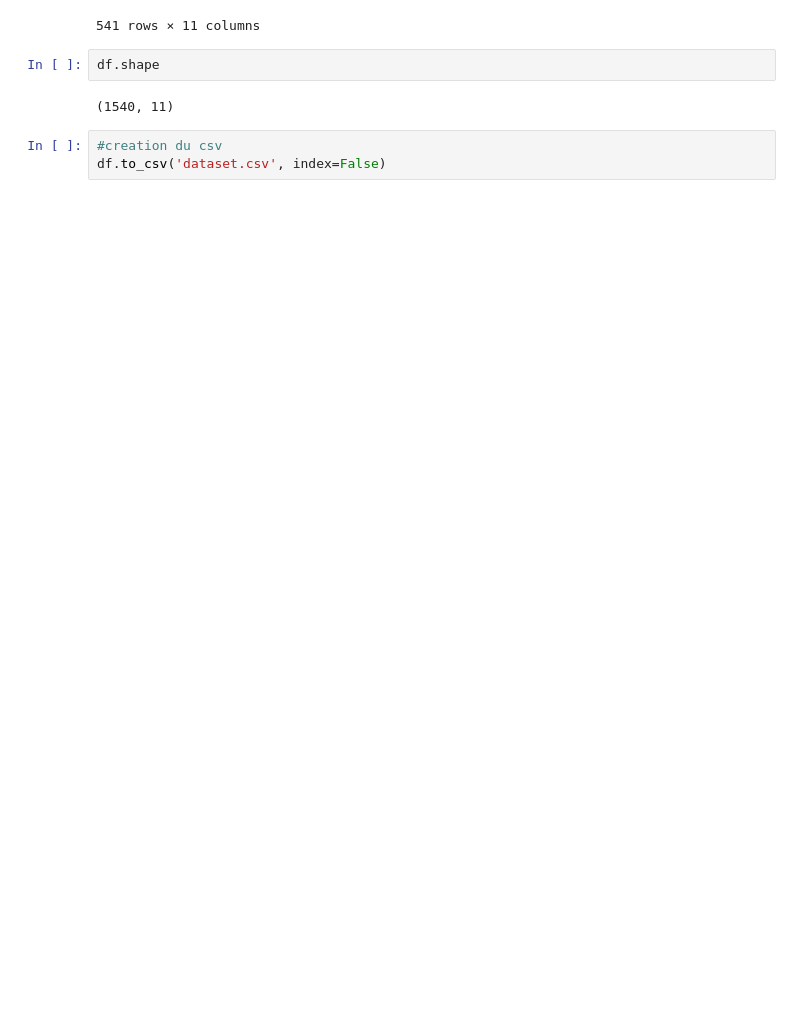
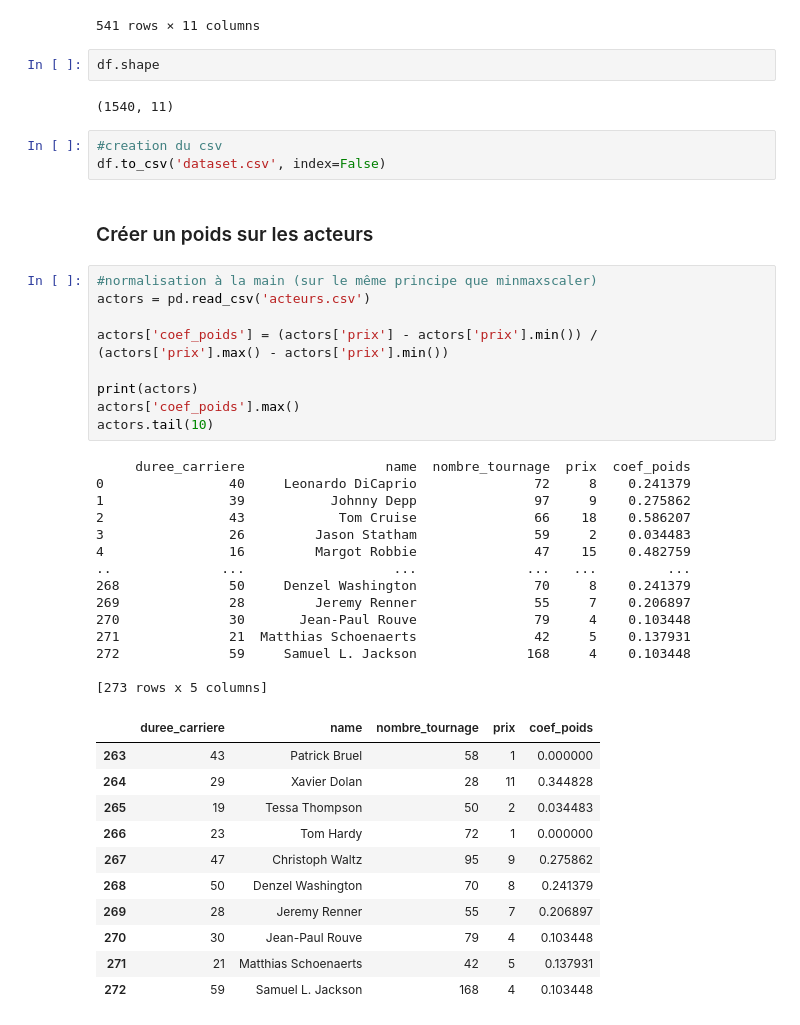
Before and after one commit to Melobgn/cinema_prediction, a Jupyter notebook: feature_engineering.ipynb, the cells around one changed output. Saved outputs shown, nothing was run; the diff lists cells and outputs as text; blank space fills up the shorter version.

```diff
--- a/feature_engineering.ipynb
+++ b/feature_engineering.ipynb
@@ -286,3 +286,40 @@ df.shape
 # %%
 #creation du csv
 df.to_csv('dataset.csv', index=False)
+# %% [markdown]
+### Créer un poids sur les acteurs
+# %%
+#normalisation à la main (sur le même principe que minmaxscaler)
+actors = pd.read_csv('acteurs.csv')
+
+actors['coef_poids'] = (actors['prix'] - actors['prix'].min()) / (actors['prix'].max() - actors['prix'].min())
+
+print(actors)
+actors['coef_poids'].max()
+actors.tail(10)
+# %% [output]
+     duree_carriere                  name  nombre_tournage  prix  coef_poids
+0                40     Leonardo DiCaprio               72     8    0.241379
+1                39           Johnny Depp               97     9    0.275862
+2                43            Tom Cruise               66    18    0.586207
+3                26         Jason Statham               59     2    0.034483
+4                16         Margot Robbie               47    15    0.482759
+..              ...                   ...              ...   ...         ...
+268              50     Denzel Washington               70     8    0.241379
+269              28         Jeremy Renner               55     7    0.206897
+270              30       Jean-Paul Rouve               79     4    0.103448
+271              21  Matthias Schoenaerts               42     5    0.137931
+272              59     Samuel L. Jackson              168     4    0.103448
+
+[273 rows x 5 columns]
+|  | duree_carriere | name | nombre_tournage | prix | coef_poids |
+| 263 | 43 | Patrick Bruel | 58 | 1 | 0.000000 |
+| 264 | 29 | Xavier Dolan | 28 | 11 | 0.344828 |
+| 265 | 19 | Tessa Thompson | 50 | 2 | 0.034483 |
+| 266 | 23 | Tom Hardy | 72 | 1 | 0.000000 |
+| 267 | 47 | Christoph Waltz | 95 | 9 | 0.275862 |
+| 268 | 50 | Denzel Washington | 70 | 8 | 0.241379 |
+| 269 | 28 | Jeremy Renner | 55 | 7 | 0.206897 |
+| 270 | 30 | Jean-Paul Rouve | 79 | 4 | 0.103448 |
+| 271 | 21 | Matthias Schoenaerts | 42 | 5 | 0.137931 |
+| 272 | 59 | Samuel L. Jackson | 168 | 4 | 0.103448 |
```
Also changed, not shown: parts of 3 cells of this notebook, 6 other files.
